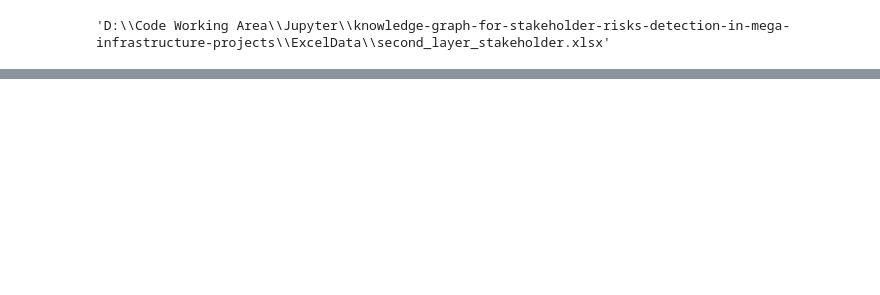
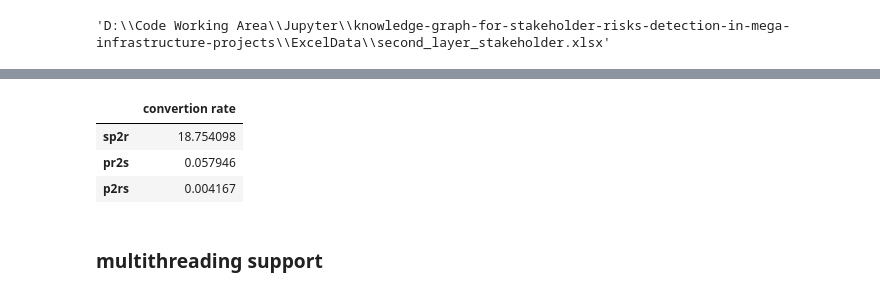
Before and after one commit to sinomark123/knowledge-graph-for-stakeholder-risks-detection-in-mega-infrastructure-projects, a Jupyter notebook: NPL -- BRE/Object Three.ipynb, the cells around one changed output, grey strips where cells are left out. Saved outputs shown, nothing was run; the diff lists cells and outputs as text; code cells hidden in the pictures; blank space fills up the shorter version.

```diff
--- a/NPL -- BRE/Object Three.ipynb
+++ b/NPL -- BRE/Object Three.ipynb
@@ -119,0 +191,7 @@ tempres[tempres["word type"]=="NNP"].to_excel(pathprefix+"\\words_type.xlsx", sh
+# %%
+data_summary(temp)
+# %% [output]
+|  | convertion rate |
+| sp2r | 18.754098 |
+| pr2s | 0.057946 |
+| p2rs | 0.004167 |
@@ -119,0 +212,2 @@ tempres[tempres["word type"]=="NNP"].to_excel(pathprefix+"\\words_type.xlsx", sh
+# %% [markdown]
+### multithreading support
```
Also changed, not shown: parts of 37 cells of this notebook, 7 other files.
